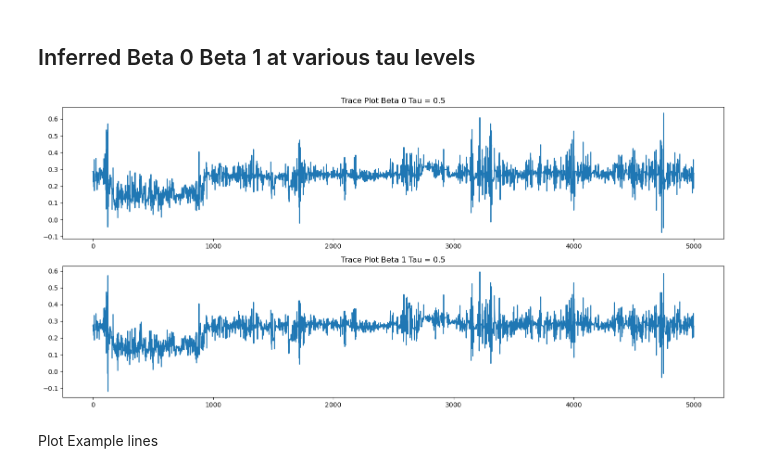
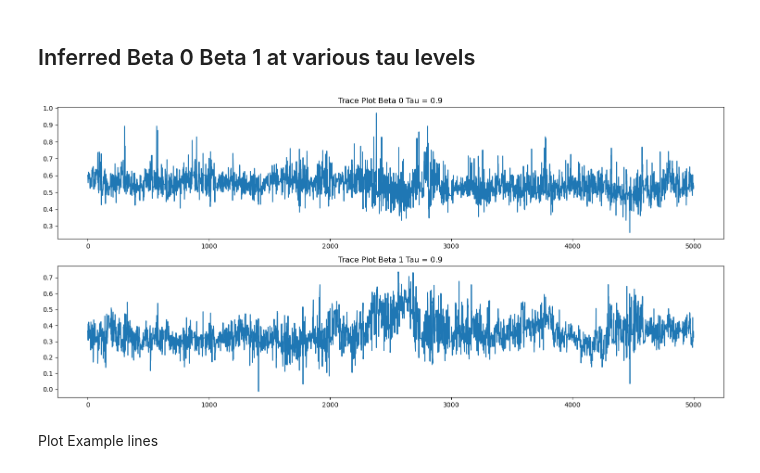
Before and after one commit to titzehong/Joint_Quant_Reg, a Jupyter notebook: Joint QR Single Var MCMC.ipynb, the cells around one changed output. Cells and saved outputs as stored; diff of their text form; code cells hidden in the pictures.

```diff
--- a/Joint QR Single Var MCMC.ipynb
+++ b/Joint QR Single Var MCMC.ipynb
@@ -1546,3 +554,0 @@ xi_vals = logistic_transform_vector(tau_input, tau_grid, c_vals)
-# %%
-tau_input = tau_grid
-c_vals_i = c_vals
@@ -1796,2 +554,0 @@ array([-36.32454135, -36.32454135, -36.32454135, -36.32454135,
-# %%
-tau_input = tau_grid
@@ -1959,8 +559,10 @@ np.
 # %%
 fig, ax = plt.subplots(2,1,figsize=(15,7))
 
-ax[0].plot(kappa_store[15000:])
-ax[1].plot(lambda_store[15000:])
+n_burn_in = 10000
+
+ax[0].plot(kappa_store[n_burn_in:])
+ax[1].plot(lambda_store[n_burn_in:])
 
 ax[0].set_title('Kappa Trace Plot')
 ax[1].set_title('Lambda Trace Plot')
@@ -2005,8 +607,8 @@ def generate_beta_samples(tau_input: float,
     for i in range(0,len(w_approx_store)):
 
         w_samp = w_approx_store[i]
-        w1_samp = w_samp[0:100]
-        w2_samp = w_samp[100:200]
+        w1_samp = w_samp[0:101]
+        w2_samp = w_samp[101:]
 
         mu_samp = mu_store[i]
         gamma_samp = gamma_store[i]
@@ -2044,24 +646,24 @@ def generate_beta_samples(tau_input: float,
 # %%
 fig,ax = plt.subplots(2,1, figsize=(15,7))
 
-input_tau = 0.5
+input_tau = 0.9
 
 beta_0_samps, beta_1_samps = generate_beta_samples(tau_input=input_tau,
-                                                  tau_grid=tau_grid,
+                                                  tau_grid=tau_grid_expanded,
                                                   w_approx_store=w_approx_store,
                                                   mu_store=mu_store,
                                                   gamma_store=gamma_store,
                                                   sigma_1_store=sigma_1_store,
                                                   sigma_2_store=sigma_2_store)
 
-ax[0].plot(beta_0_samps[15000:])
-ax[1].plot(beta_1_samps[15000:])
+ax[0].plot(beta_0_samps[n_burn_in:])
+ax[1].plot(beta_1_samps[n_burn_in:])
 
 ax[0].set_title('Trace Plot Beta 0 Tau = '+str(input_tau))
 ax[1].set_title('Trace Plot Beta 1 Tau = '+str(input_tau))
 plt.tight_layout()
 # %% [output]
-[figure, old version]
+[figure, new version]
 # %% [markdown]
 Plot Example lines
 # %%
```
Also changed, not shown: parts of 115 cells of this notebook, 1 other file.
